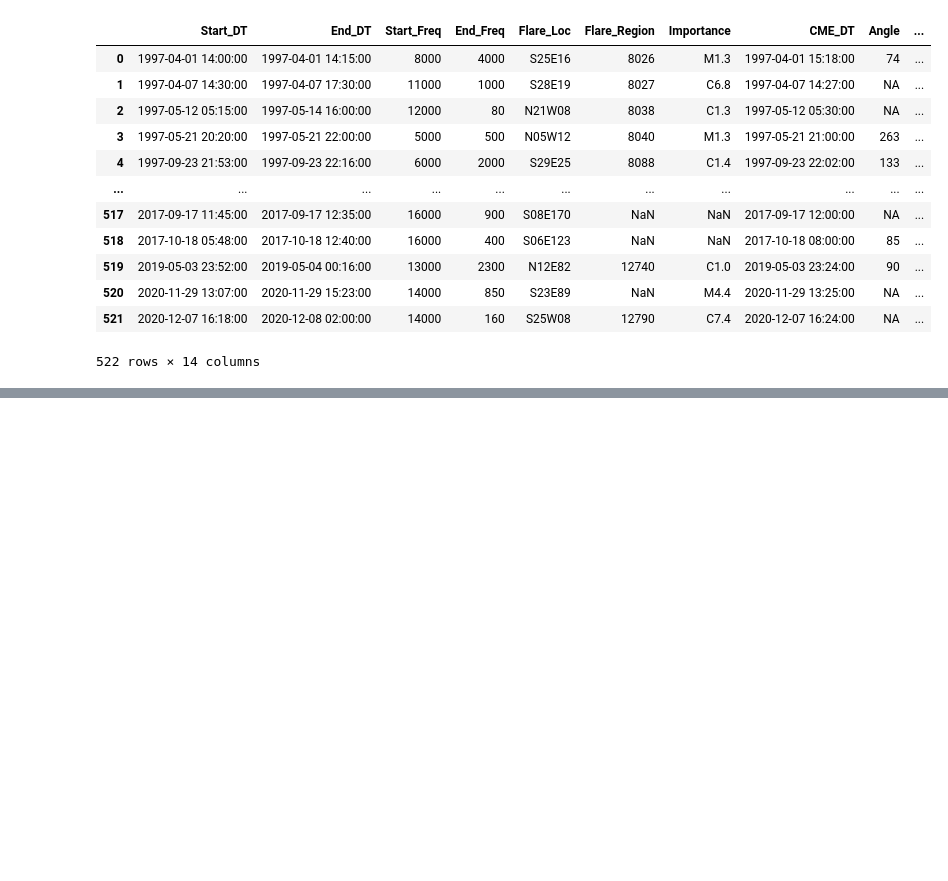
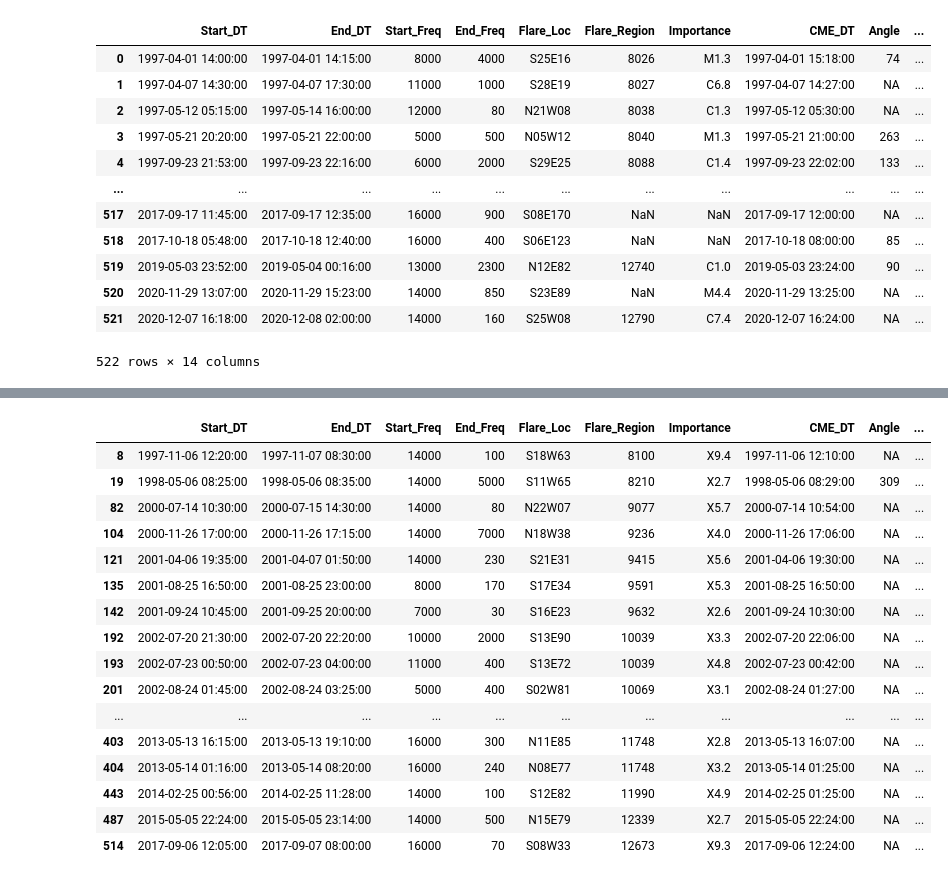
Before and after one commit to Anubis-vc/ds_intro, a Jupyter notebook: project1.ipynb, the cells around one changed output, grey strips where cells are left out. Cells and saved outputs as stored; diff of their text form; code cells hidden in the pictures; blank space fills up the shorter version.

Commit message:
Update project1.ipynb
Fixed issues with question 3

```diff
--- a/project1.ipynb
+++ b/project1.ipynb
@@ -229,0 +274,23 @@ data
+# %%
+# For step 2, I define a matching row as one that has the same intensity (x-class)
+# and the same region. Also wanted to use time but the minutes are all off
+
+# Create new column for rows that match
+nasa_data['SW_Rank'] = 'NaN'
+
+# Create fxn
+def matcher(index):
+    for temp, row in data.iterrows():
+        # First check the classifications
+        if nasa_data.iat[index, 6] == row[1]:
+            # Now check the region
+            if float((nasa_data.iat[index,5])[-4:]) == float(row[5]):
+                # If match, then return the rank from the sw data
+                return row['Rank']
+    return 'NaN'
+
+# Apply the matcher to each row in the nasa table and adjust the new column
+for i,row2 in nasa_data.iterrows():
+    nasa_data.iat[i,14] = matcher(i)
+
+nasa_data
@@ -229,0 +311,24 @@ data
+# %%
+# Check to make sure the last cell actually made modifications
+checker = nasa_data.loc[~(nasa_data['SW_Rank'] == 'NaN')]
+checker
+
+# End of question 3
+# %% [output]
+|  | Start_DT | End_DT | Start_Freq | End_Freq | Flare_Loc | Flare_Region | Importance | CME_DT | Angle | ... |
+| 8 | 1997-11-06 12:20:00 | 1997-11-07 08:30:00 | 14000 | 100 | S18W63 | 8100 | X9.4 | 1997-11-06 12:10:00 | NA | ... |
+| 19 | 1998-05-06 08:25:00 | 1998-05-06 08:35:00 | 14000 | 5000 | S11W65 | 8210 | X2.7 | 1998-05-06 08:29:00 | 309 | ... |
+| 82 | 2000-07-14 10:30:00 | 2000-07-15 14:30:00 | 14000 | 80 | N22W07 | 9077 | X5.7 | 2000-07-14 10:54:00 | NA | ... |
+| 104 | 2000-11-26 17:00:00 | 2000-11-26 17:15:00 | 14000 | 7000 | N18W38 | 9236 | X4.0 | 2000-11-26 17:06:00 | NA | ... |
+| 121 | 2001-04-06 19:35:00 | 2001-04-07 01:50:00 | 14000 | 230 | S21E31 | 9415 | X5.6 | 2001-04-06 19:30:00 | NA | ... |
+| 135 | 2001-08-25 16:50:00 | 2001-08-25 23:00:00 | 8000 | 170 | S17E34 | 9591 | X5.3 | 2001-08-25 16:50:00 | NA | ... |
+| 142 | 2001-09-24 10:45:00 | 2001-09-25 20:00:00 | 7000 | 30 | S16E23 | 9632 | X2.6 | 2001-09-24 10:30:00 | NA | ... |
+| 192 | 2002-07-20 21:30:00 | 2002-07-20 22:20:00 | 10000 | 2000 | S13E90 | 10039 | X3.3 | 2002-07-20 22:06:00 | NA | ... |
+| 193 | 2002-07-23 00:50:00 | 2002-07-23 04:00:00 | 11000 | 400 | S13E72 | 10039 | X4.8 | 2002-07-23 00:42:00 | NA | ... |
+| 201 | 2002-08-24 01:45:00 | 2002-08-24 03:25:00 | 5000 | 400 | S02W81 | 10069 | X3.1 | 2002-08-24 01:27:00 | NA | ... |
+| ... | ... | ... | ... | ... | ... | ... | ... | ... | ... | ... |
+| 403 | 2013-05-13 16:15:00 | 2013-05-13 19:10:00 | 16000 | 300 | N11E85 | 11748 | X2.8 | 2013-05-13 16:07:00 | NA | ... |
+| 404 | 2013-05-14 01:16:00 | 2013-05-14 08:20:00 | 16000 | 240 | N08E77 | 11748 | X3.2 | 2013-05-14 01:25:00 | NA | ... |
+| 443 | 2014-02-25 00:56:00 | 2014-02-25 11:28:00 | 14000 | 100 | S12E82 | 11990 | X4.9 | 2014-02-25 01:25:00 | NA | ... |
+| 487 | 2015-05-05 22:24:00 | 2015-05-05 23:14:00 | 14000 | 500 | N15E79 | 12339 | X2.7 | 2015-05-05 22:24:00 | NA | ... |
+| 514 | 2017-09-06 12:05:00 | 2017-09-07 08:00:00 | 16000 | 70 | S08W33 | 12673 | X9.3 | 2017-09-06 12:24:00 | NA | ... |
```
Also changed, not shown: parts of 5 cells of this notebook.
